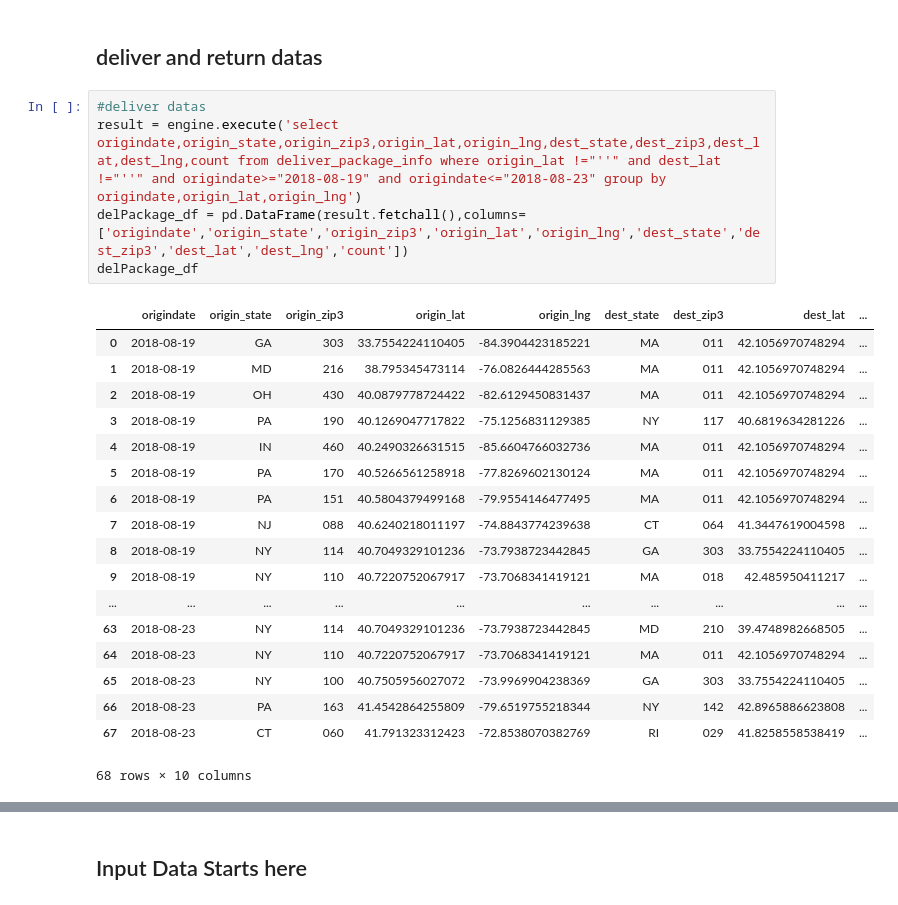
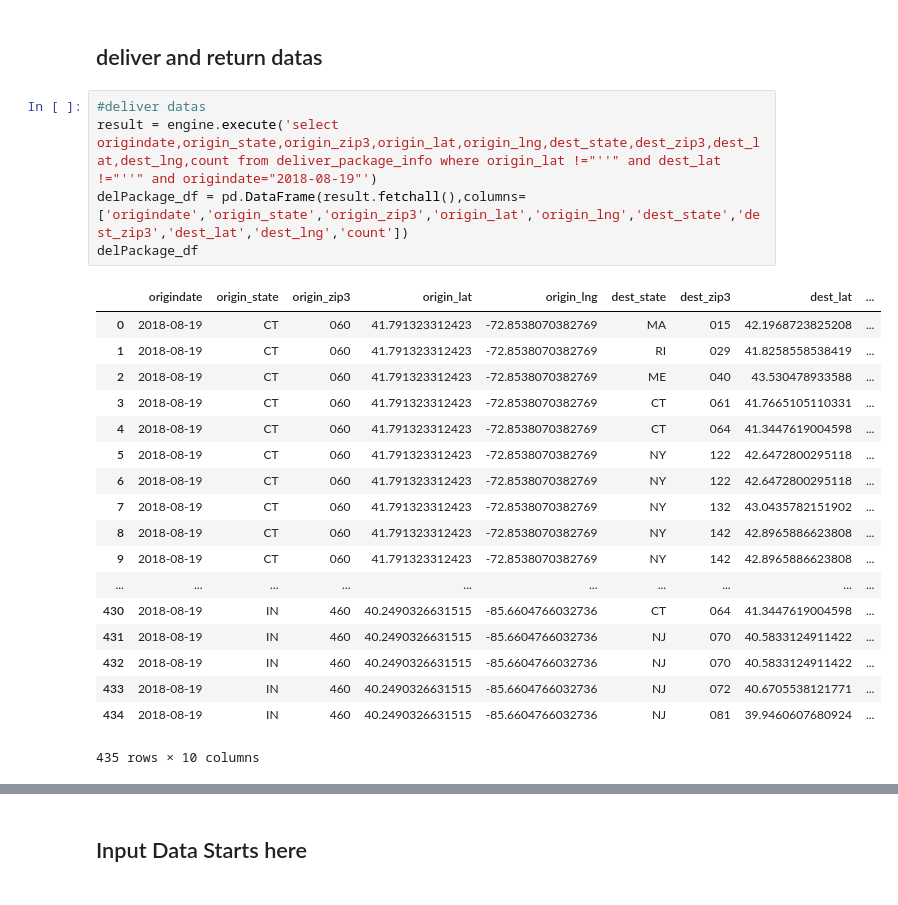
Before and after one commit to seenhzj/Cornell_PB_NE_Hub, a Jupyter notebook: models/calculate distance.ipynb, the cells around one changed output, grey strips where cells are left out. Drawn from its saved outputs; the diff is of its cells as text.

```diff
--- a/models/calculate distance.ipynb
+++ b/models/calculate distance.ipynb
@@ -41,27 +47,27 @@ import pandas as pd
 ## deliver and return datas
 # %%
 #deliver datas
-result = engine.execute('select origindate,origin_state,origin_zip3,origin_lat,origin_lng,dest_state,dest_zip3,dest_lat,dest_lng,count from deliver_package_info where origin_lat !="''" and dest_lat !="''" and origindate>="2018-08-19" and origindate<="2018-08-23" group by origindate,origin_lat,origin_lng')
+result = engine.execute('select origindate,origin_state,origin_zip3,origin_lat,origin_lng,dest_state,dest_zip3,dest_lat,dest_lng,count from deliver_package_info where origin_lat !="''" and dest_lat !="''" and origindate="2018-08-19"')
 delPackage_df = pd.DataFrame(result.fetchall(),columns=['origindate','origin_state','origin_zip3','origin_lat','origin_lng','dest_state','dest_zip3','dest_lat','dest_lng','count'])
 delPackage_df
 # %% [output]
 |  | origindate | origin_state | origin_zip3 | origin_lat | origin_lng | dest_state | dest_zip3 | dest_lat | ... |
-| 0 | 2018-08-19 | GA | 303 | 33.7554224110405 | -84.3904423185221 | MA | 011 | 42.1056970748294 | ... |
-| 1 | 2018-08-19 | MD | 216 | 38.795345473114 | -76.0826444285563 | MA | 011 | 42.1056970748294 | ... |
-| 2 | 2018-08-19 | OH | 430 | 40.0879778724422 | -82.6129450831437 | MA | 011 | 42.1056970748294 | ... |
-| 3 | 2018-08-19 | PA | 190 | 40.1269047717822 | -75.1256831129385 | NY | 117 | 40.6819634281226 | ... |
-| 4 | 2018-08-19 | IN | 460 | 40.2490326631515 | -85.6604766032736 | MA | 011 | 42.1056970748294 | ... |
-| 5 | 2018-08-19 | PA | 170 | 40.5266561258918 | -77.8269602130124 | MA | 011 | 42.1056970748294 | ... |
-| 6 | 2018-08-19 | PA | 151 | 40.5804379499168 | -79.9554146477495 | MA | 011 | 42.1056970748294 | ... |
-| 7 | 2018-08-19 | NJ | 088 | 40.6240218011197 | -74.8843774239638 | CT | 064 | 41.3447619004598 | ... |
-| 8 | 2018-08-19 | NY | 114 | 40.7049329101236 | -73.7938723442845 | GA | 303 | 33.7554224110405 | ... |
-| 9 | 2018-08-19 | NY | 110 | 40.7220752067917 | -73.7068341419121 | MA | 018 | 42.485950411217 | ... |
+| 0 | 2018-08-19 | CT | 060 | 41.791323312423 | -72.8538070382769 | MA | 015 | 42.1968723825208 | ... |
+| 1 | 2018-08-19 | CT | 060 | 41.791323312423 | -72.8538070382769 | RI | 029 | 41.8258558538419 | ... |
+| 2 | 2018-08-19 | CT | 060 | 41.791323312423 | -72.8538070382769 | ME | 040 | 43.530478933588 | ... |
+| 3 | 2018-08-19 | CT | 060 | 41.791323312423 | -72.8538070382769 | CT | 061 | 41.7665105110331 | ... |
+| 4 | 2018-08-19 | CT | 060 | 41.791323312423 | -72.8538070382769 | CT | 064 | 41.3447619004598 | ... |
+| 5 | 2018-08-19 | CT | 060 | 41.791323312423 | -72.8538070382769 | NY | 122 | 42.6472800295118 | ... |
+| 6 | 2018-08-19 | CT | 060 | 41.791323312423 | -72.8538070382769 | NY | 122 | 42.6472800295118 | ... |
+| 7 | 2018-08-19 | CT | 060 | 41.791323312423 | -72.8538070382769 | NY | 132 | 43.0435782151902 | ... |
+| 8 | 2018-08-19 | CT | 060 | 41.791323312423 | -72.8538070382769 | NY | 142 | 42.8965886623808 | ... |
+| 9 | 2018-08-19 | CT | 060 | 41.791323312423 | -72.8538070382769 | NY | 142 | 42.8965886623808 | ... |
 | ... | ... | ... | ... | ... | ... | ... | ... | ... | ... |
-| 63 | 2018-08-23 | NY | 114 | 40.7049329101236 | -73.7938723442845 | MD | 210 | 39.4748982668505 | ... |
-| 64 | 2018-08-23 | NY | 110 | 40.7220752067917 | -73.7068341419121 | MA | 011 | 42.1056970748294 | ... |
-| 65 | 2018-08-23 | NY | 100 | 40.7505956027072 | -73.9969904238369 | GA | 303 | 33.7554224110405 | ... |
-| 66 | 2018-08-23 | PA | 163 | 41.4542864255809 | -79.6519755218344 | NY | 142 | 42.8965886623808 | ... |
-| 67 | 2018-08-23 | CT | 060 | 41.791323312423 | -72.8538070382769 | RI | 029 | 41.8258558538419 | ... |
+| 430 | 2018-08-19 | IN | 460 | 40.2490326631515 | -85.6604766032736 | CT | 064 | 41.3447619004598 | ... |
+| 431 | 2018-08-19 | IN | 460 | 40.2490326631515 | -85.6604766032736 | NJ | 070 | 40.5833124911422 | ... |
+| 432 | 2018-08-19 | IN | 460 | 40.2490326631515 | -85.6604766032736 | NJ | 070 | 40.5833124911422 | ... |
+| 433 | 2018-08-19 | IN | 460 | 40.2490326631515 | -85.6604766032736 | NJ | 072 | 40.6705538121771 | ... |
+| 434 | 2018-08-19 | IN | 460 | 40.2490326631515 | -85.6604766032736 | NJ | 081 | 39.9460607680924 | ... |
-68 rows × 10 columns
+435 rows × 10 columns
 # %%
 #return datas
```
Also changed, not shown: parts of 30 cells of this notebook, 20 other files.
